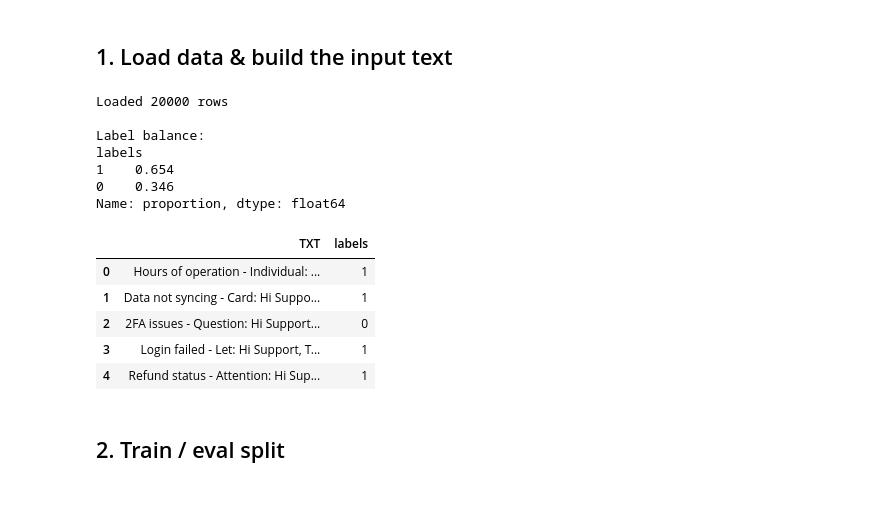
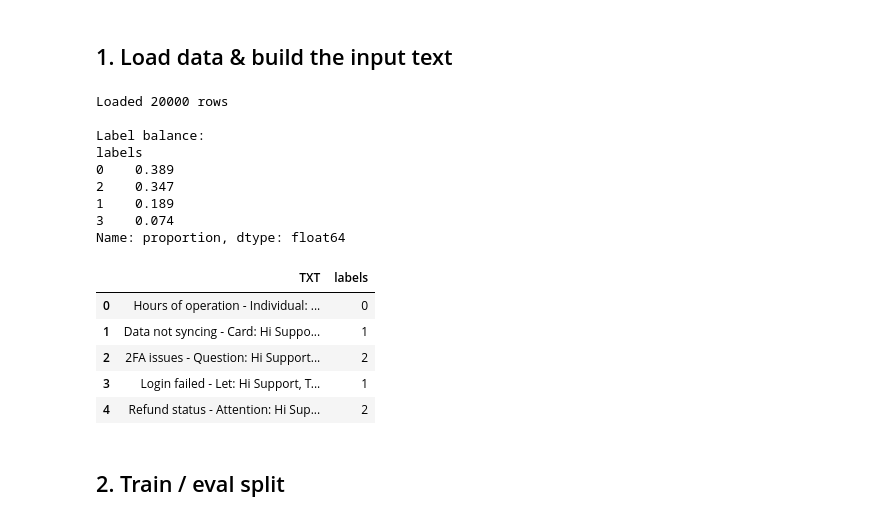
Before and after one commit to AryanSharmaIITR/Support-Integrity-Auditor, a Jupyter notebook: Notebook/prototype2.ipynb, the cells around one changed output. Cells and saved outputs as stored; diff of their text form; code cells hidden in the pictures.

```diff
--- a/Notebook/prototype2.ipynb
+++ b/Notebook/prototype2.ipynb
@@ -39,32 +39,34 @@ Device: NVIDIA GeForce RTX 3050 Laptop GPU
 # %%
 df = pd.read_csv("../dataset/preprocessed_data.csv")
 print(f"Loaded {len(df)} rows")
 
 def to_text(row):
     return (
         f"{row['Ticket_Subject']}: {row['Ticket_Description']} "
     )
 
 df["TXT"] = df.apply(to_text, axis=1)
-dataset = df[["TXT", "Is_Mismatch"]].rename(columns={"Is_Mismatch": "labels"})
-
+dataset = df[["TXT", "Final_severity_label"]].rename(columns={"Final_severity_label": "labels"})
+dataset.labels = dataset.labels.map({"LOW":0,"MEDIUM":1,"HIGH":2,"CRITICAL":3})
 print("\nLabel balance:")
 print(dataset["labels"].value_counts(normalize=True).round(3))
 dataset.head()
 # %% [output]
 Loaded 20000 rows
 
 Label balance:
 labels
-1    0.654
-0    0.346
+0    0.389
+2    0.347
+1    0.189
+3    0.074
 Name: proportion, dtype: float64
 |  | TXT | labels |
-| 0 | Hours of operation - Individual: ... | 1 |
+| 0 | Hours of operation - Individual: ... | 0 |
 | 1 | Data not syncing - Card: Hi Suppo... | 1 |
-| 2 | 2FA issues - Question: Hi Support... | 0 |
+| 2 | 2FA issues - Question: Hi Support... | 2 |
 | 3 | Login failed - Let: Hi Support, T... | 1 |
-| 4 | Refund status - Attention: Hi Sup... | 1 |
+| 4 | Refund status - Attention: Hi Sup... | 2 |
 # %% [markdown]
 ## 2. Train / eval split
 # %%
```
Also changed, not shown: parts of 6 cells of this notebook, 2 other files.
